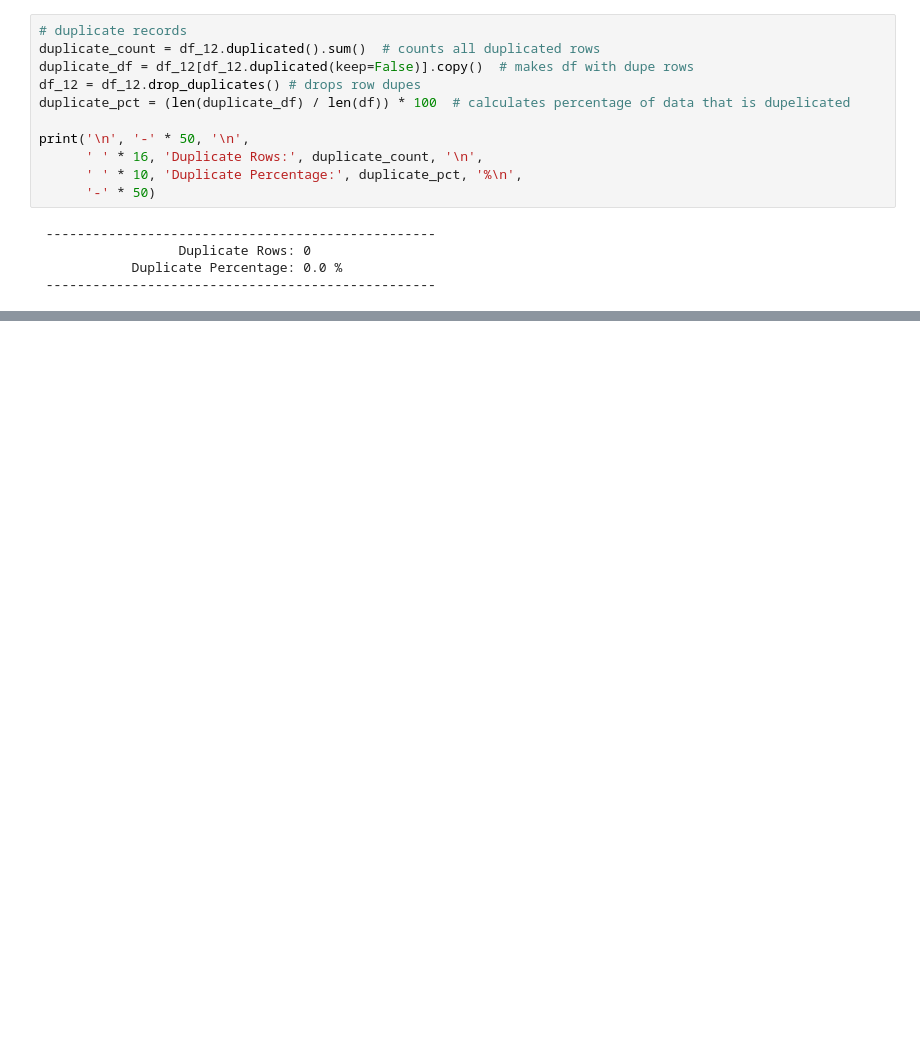
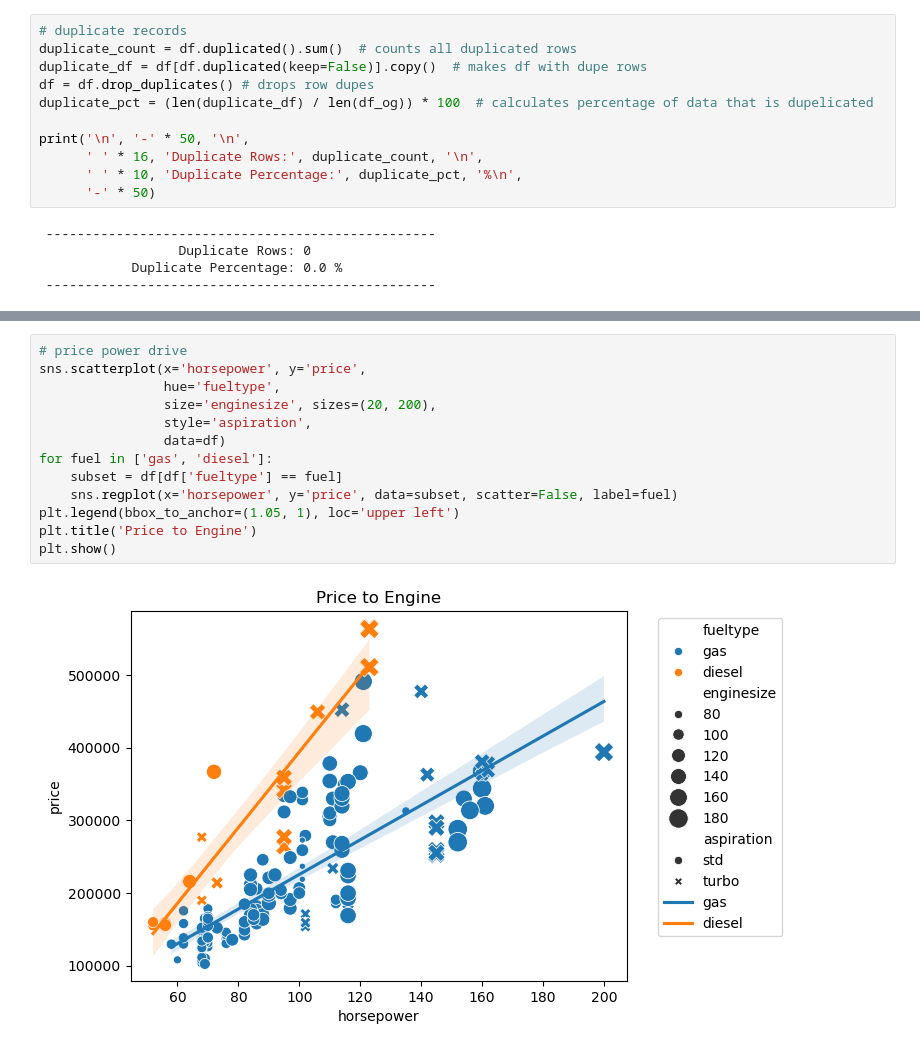
Before and after one commit to RebbelPigman/Pynix, a Jupyter notebook: Projects/ITSCA-Project-2/Main.ipynb, the cells around one changed output, grey strips where cells are left out. Drawn from its saved outputs; the diff is of its cells as text; blank space fills up the shorter version.

```diff
--- a/Projects/ITSCA-Project-2/Main.ipynb
+++ b/Projects/ITSCA-Project-2/Main.ipynb
@@ -53,10 +53,10 @@ enginelocation       4
  --------------------------------------------------
 # %%
 # duplicate records
-duplicate_count = df_12.duplicated().sum()  # counts all duplicated rows
-duplicate_df = df_12[df_12.duplicated(keep=False)].copy()  # makes df with dupe rows
-df_12 = df_12.drop_duplicates() # drops row dupes
-duplicate_pct = (len(duplicate_df) / len(df)) * 100  # calculates percentage of data that is dupelicated
+duplicate_count = df.duplicated().sum()  # counts all duplicated rows
+duplicate_df = df[df.duplicated(keep=False)].copy()  # makes df with dupe rows
+df = df.drop_duplicates() # drops row dupes
+duplicate_pct = (len(duplicate_df) / len(df_og)) * 100  # calculates percentage of data that is dupelicated
 
 print('\n', '-' * 50, '\n',
       ' ' * 16, 'Duplicate Rows:', duplicate_count, '\n',
@@ -170,0 +248,15 @@ print('\n', '-' * 50, '\n',
+# %%
+# price power drive
+sns.scatterplot(x='horsepower', y='price',
+                hue='fueltype',
+                size='enginesize', sizes=(20, 200),
+                style='aspiration',
+                data=df)
+for fuel in ['gas', 'diesel']:
+    subset = df[df['fueltype'] == fuel]
+    sns.regplot(x='horsepower', y='price', data=subset, scatter=False, label=fuel)
+plt.legend(bbox_to_anchor=(1.05, 1), loc='upper left')
+plt.title('Price to Engine')
+plt.show()
+# %% [output]
+[figure, added]
```
Also changed, not shown: parts of 17 cells of this notebook.
